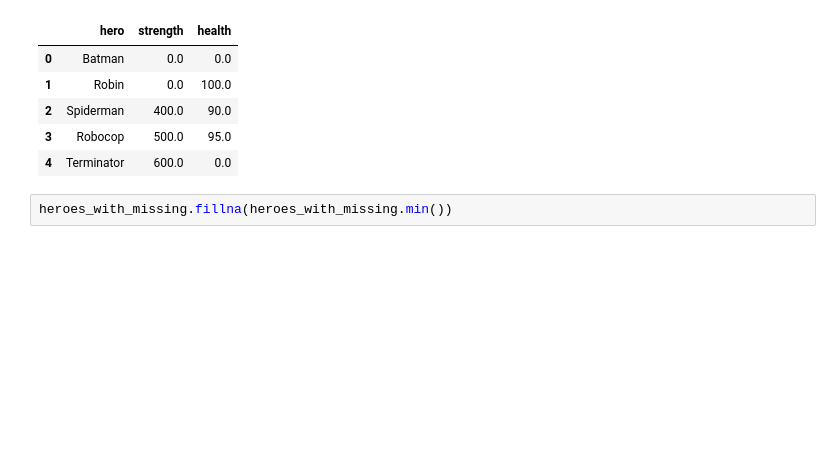
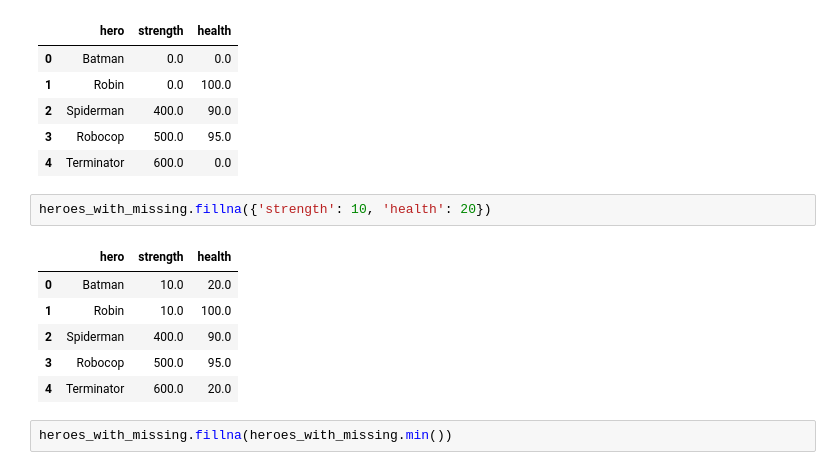
Before and after one commit to Nozdi/first-steps-with-pandas-workshop, a Jupyter notebook: first-steps-with-pandas-with-solutions.ipynb, the cells around one changed output. Drawn from its saved outputs; the diff is of its cells as text; blank space fills up the shorter version.

```diff
--- a/first-steps-with-pandas-with-solutions.ipynb
+++ b/first-steps-with-pandas-with-solutions.ipynb
@@ -1603,6 +1603,15 @@ heroes_with_missing.fillna(0)
 | 2 | Spiderman | 400.0 | 90.0 |
 | 3 | Robocop | 500.0 | 95.0 |
 | 4 | Terminator | 600.0 | 0.0 |
+# %%
+heroes_with_missing.fillna({'strength': 10, 'health': 20})
+# %% [output]
+|  | hero | strength | health |
+| 0 | Batman | 10.0 | 20.0 |
+| 1 | Robin | 10.0 | 100.0 |
+| 2 | Spiderman | 400.0 | 90.0 |
+| 3 | Robocop | 500.0 | 95.0 |
+| 4 | Terminator | 600.0 | 20.0 |
 # %%
 heroes_with_missing.fillna(heroes_with_missing.min())
 # %% [output]
```
Also changed, not shown: parts of 13 cells of this notebook, 1 other file.
